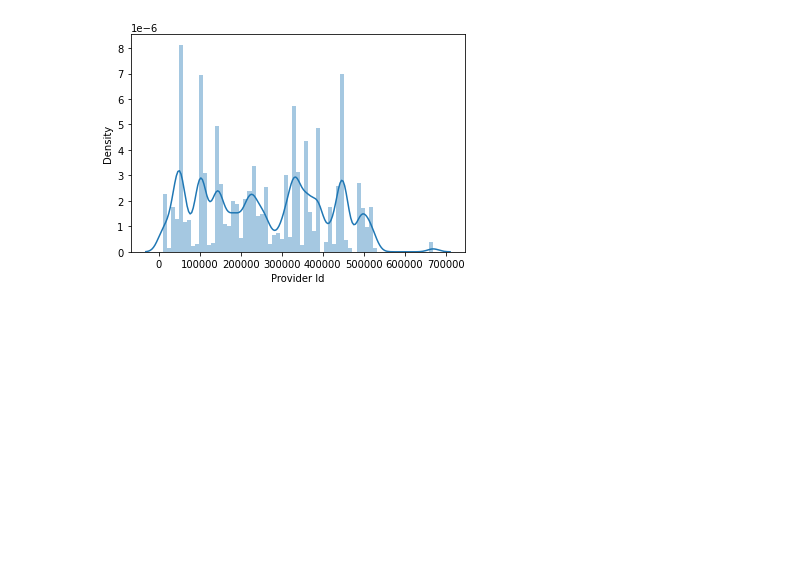
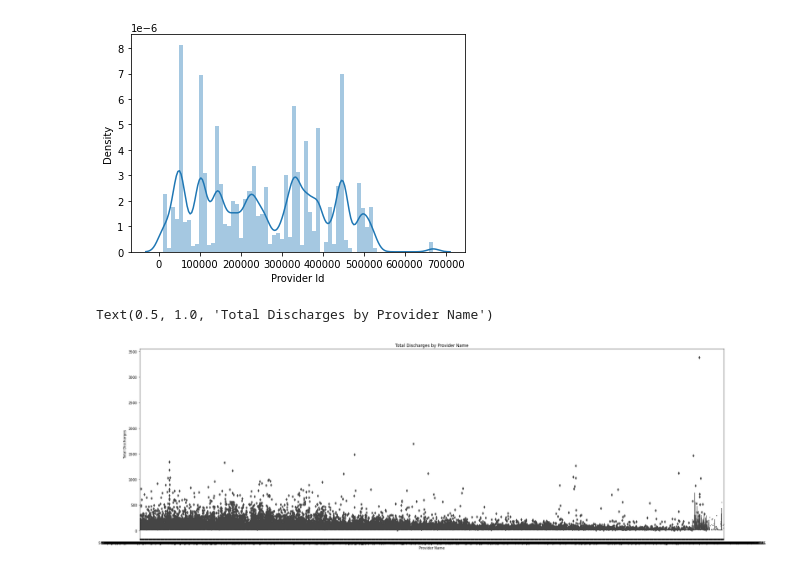
Before and after one commit to jahnavireddyn/Hospital-Charges-Dataset, a Jupyter notebook: Copy_of_Hospital_charges_eda.ipynb, the cells around one changed output. Cells and saved outputs as stored; diff of their text form; code cells hidden in the pictures; blank space fills up the shorter version.

```diff
--- a/Copy_of_Hospital_charges_eda.ipynb
+++ b/Copy_of_Hospital_charges_eda.ipynb
@@ -332,3 +378,10 @@ sns.distplot(data["Provider Id"],bins = "auto")
 # %% [output]
 <matplotlib.axes._subplots.AxesSubplot at 0x...>
 [figure]
+# %%
+plt.figure(figsize=(30,10))
+sns.boxplot(x='Provider Name',y=' Total Discharges ',data=data)
+plt.title("Total Discharges by Provider Name")
+# %% [output]
+Text(0.5, 1.0, 'Total Discharges by Provider Name')
+[figure, added]
```
Also changed, not shown: parts of 15 cells of this notebook.
